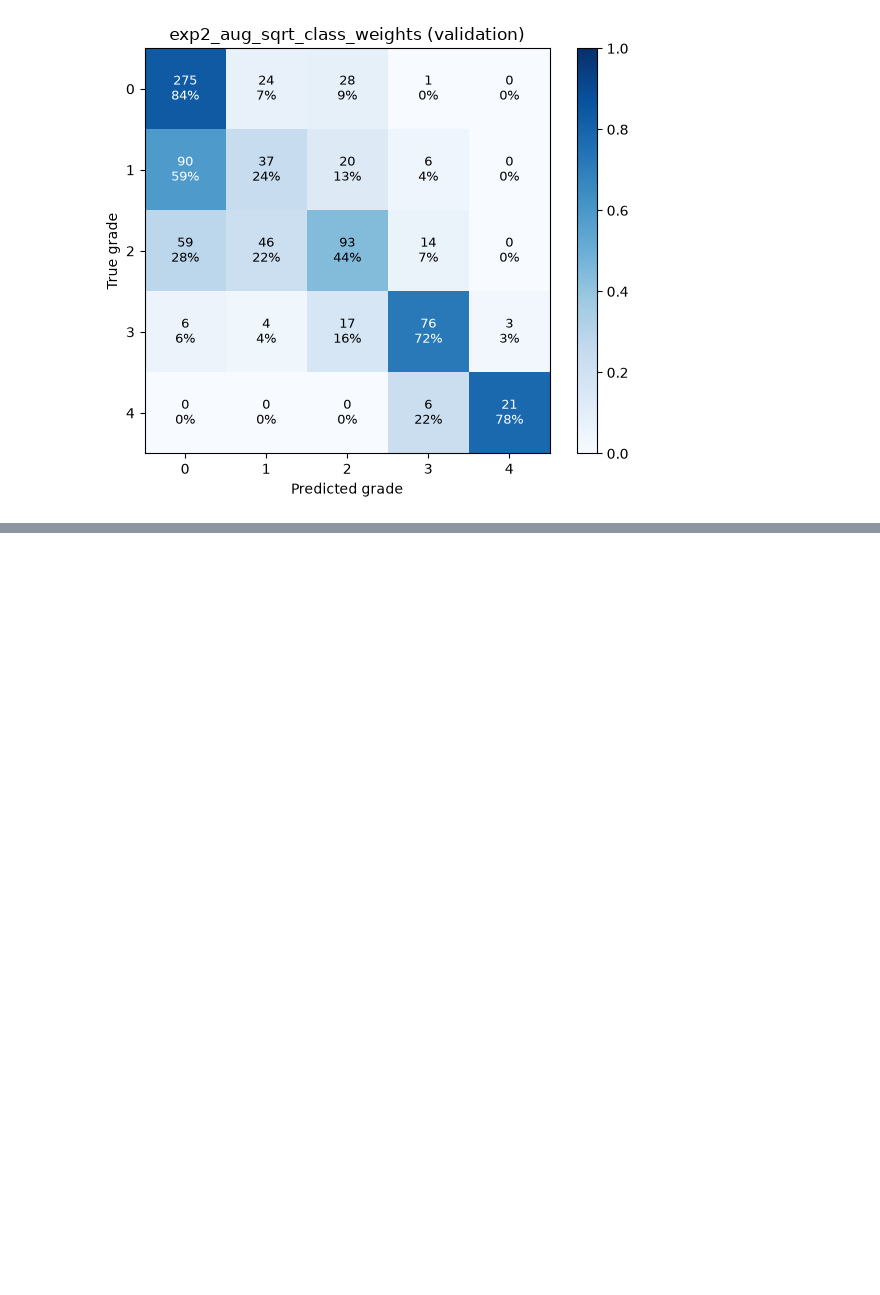
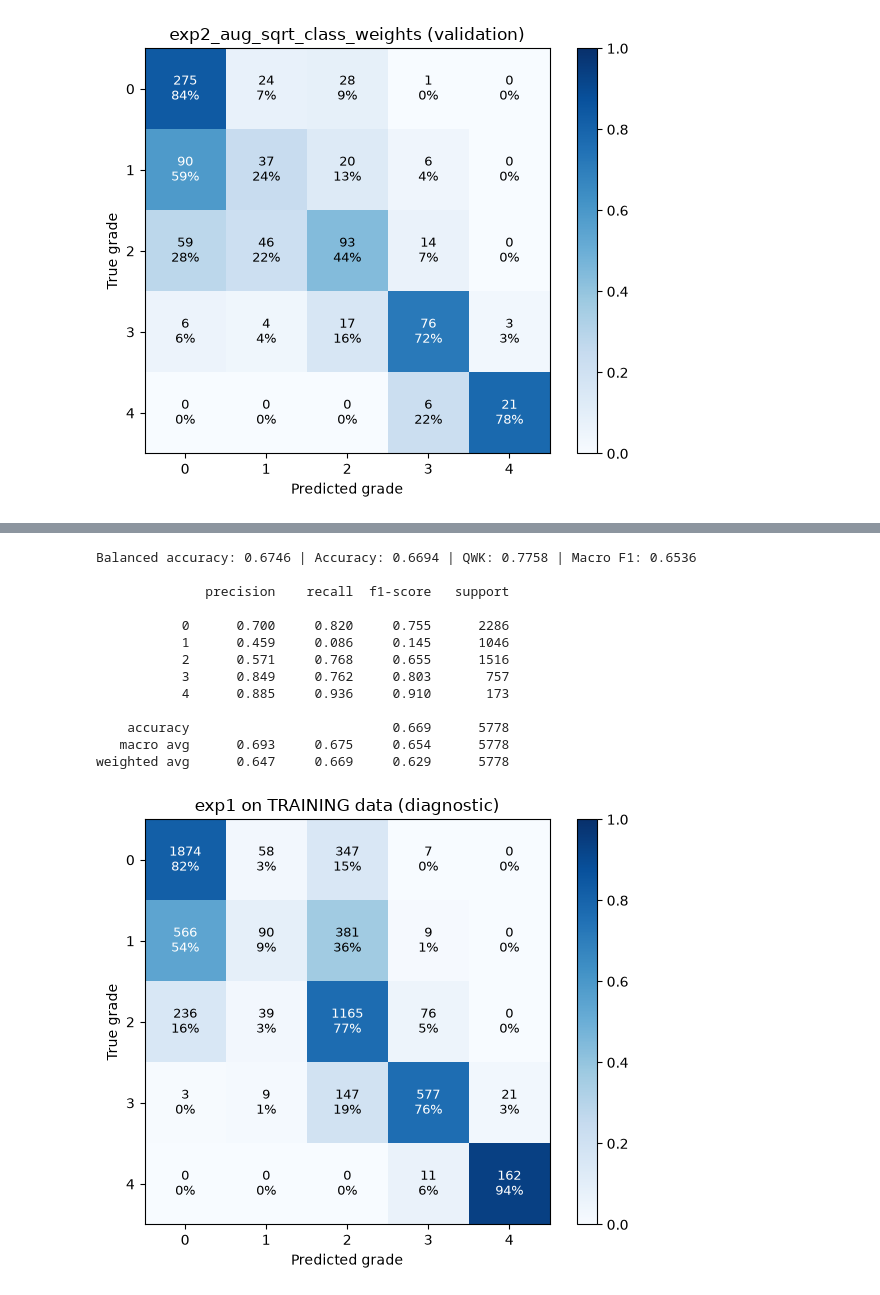
Before and after one commit to afzall003/knee-oa-classification, a Jupyter notebook: notebooks/04_experiments.ipynb, the cells around one changed output, grey strips where cells are left out. Saved outputs shown, nothing was run; the diff lists cells and outputs as text; code cells hidden in the pictures; blank space fills up the shorter version.

Commit message:
Exp 3 wider CNN; diagnostics: prior adjustment, train-set CM, ensemble + flip TTA

```diff
--- a/notebooks/04_experiments.ipynb
+++ b/notebooks/04_experiments.ipynb
@@ -288,18 +288,19 @@ Balanced accuracy: 0.6027 | Accuracy: 0.6077 | QWK: 0.7228 | Macro F1: 0.6119
 weighted avg      0.590     0.608     0.589       826
 [figure]
 # %%
-RUN = "exp3_aug_wider"
-FILTERS = (48, 96, 192, 384)
-CONFIG = {"model": "baseline_cnn", "filters": list(FILTERS), "dropout": 0.3,
-          "optimizer": "adam", "lr": 1e-3, "batch_size": 32,
-          "class_weights": None, "augmentation": "flip+rot10+shift5+zoom10+bc10", "seed": 42}
+prior = np.bincount(y_train) / len(y_train)
+print("Training-set grade frequencies:", np.round(prior, 3), "\n")
 
-ev.set_seed(42)
-train_ds = data.make_dataset(X_train, y_train, batch_size=32, shuffle=True,
-                             augment=augment.build_augmentation())
-model = models.build_baseline_cnn(filters=FILTERS)
-print(f"Parameters: {model.count_params():,}")
-
-best, history, m = train.train_and_evaluate(RUN, model, CONFIG, train_ds, val_ds, y_val,
-                                            max_epochs=80)
+for run in ["exp1_augmentation", "exp3_aug_wider"]:
+    mdl = keras.models.load_model(PROJECT / "models" / f"{run}.keras")
+    p_val = mdl.predict(val_ds, verbose=0)
+    for name, pred in [("argmax", p_val.argmax(axis=1)),
+                       ("prior-adjusted", (p_val / prior).argmax(axis=1))]:
+        m = ev.compute_metrics(y_val, pred)
+        recalls = " / ".join(f"{m[f'recall_g{g}']:.2f}" for g in range(5))
+        print(f"{run:20s} {name:15s} bal_acc {m['balanced_accuracy']:.4f} | "
+              f"qwk {m['qwk']:.4f} | recalls {recalls}")
+        if name == "prior-adjusted":
+            ev.log_run(f"{run}+prior_adj", {"base_run": run, "decision": "argmax(p / train_prior)"}, m)
+    print()
 # %% [output]
@@ -341,0 +314,22 @@ weighted avg      0.600     0.623     0.579       826
+# %%
+# Diagnostic B: how well does exp1 separate grades on its own TRAINING images?
+mdl = keras.models.load_model(PROJECT / "models/exp1_augmentation.keras")
+train_eval_ds = data.make_dataset(X_train, y_train, batch_size=64)   # no shuffle, no augmentation
+y_pred_train = mdl.predict(train_eval_ds, verbose=0).argmax(axis=1)
+_ = ev.evaluate_predictions(y_train, y_pred_train, title="exp1 on TRAINING data (diagnostic)",
+                            save_path=PROJECT / "reports/cm_exp1_train_diagnostic.png")
+# %% [output]
+Balanced accuracy: 0.6746 | Accuracy: 0.6694 | QWK: 0.7758 | Macro F1: 0.6536
+
+              precision    recall  f1-score   support
+
+           0      0.700     0.820     0.755      2286
+           1      0.459     0.086     0.145      1046
+           2      0.571     0.768     0.655      1516
+           3      0.849     0.762     0.803       757
+           4      0.885     0.936     0.910       173
+
+    accuracy                          0.669      5778
+   macro avg      0.693     0.675     0.654      5778
+weighted avg      0.647     0.669     0.629      5778
+[figure, added]
```
Also changed, not shown: parts of 2 cells of this notebook, 2 other files.
